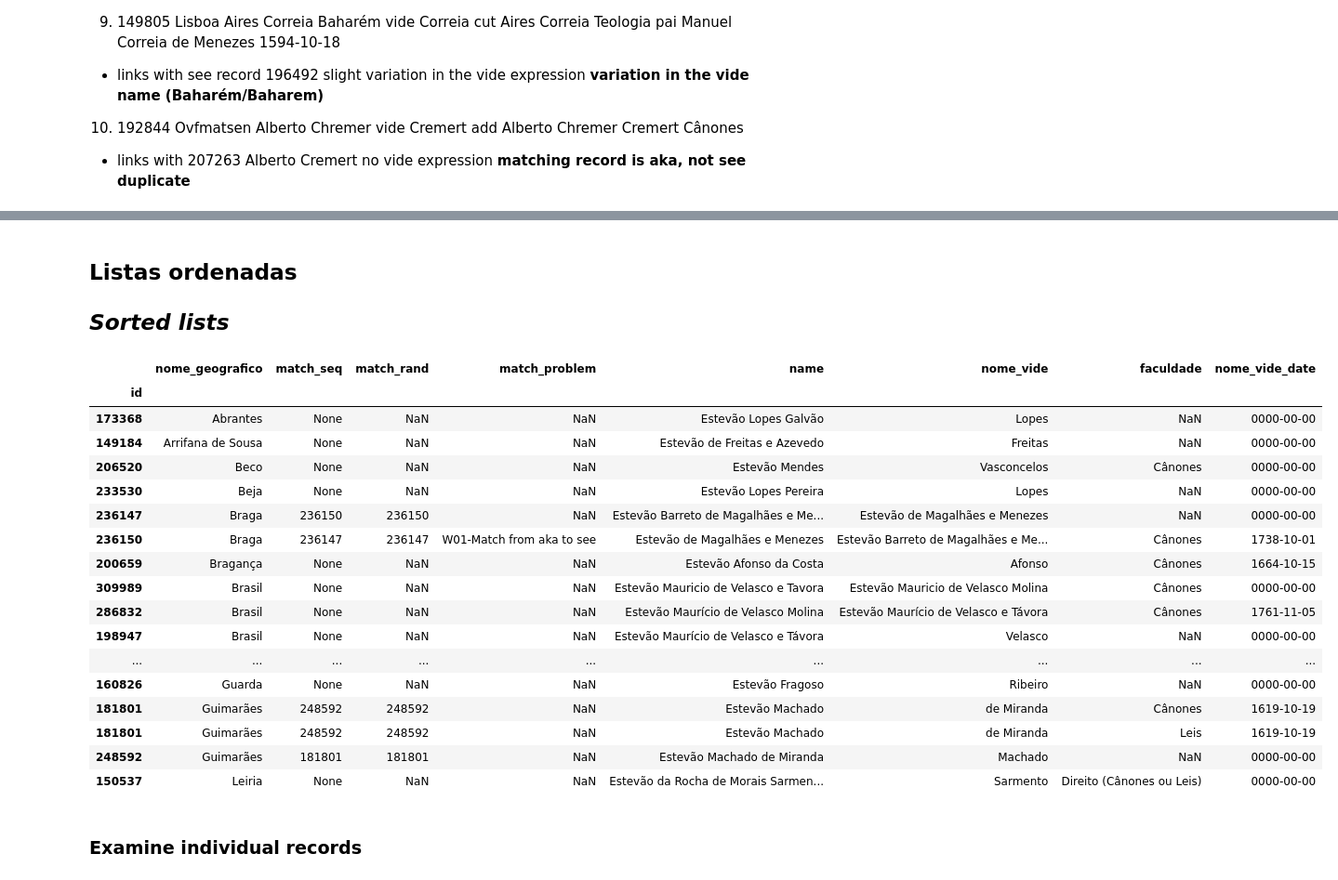
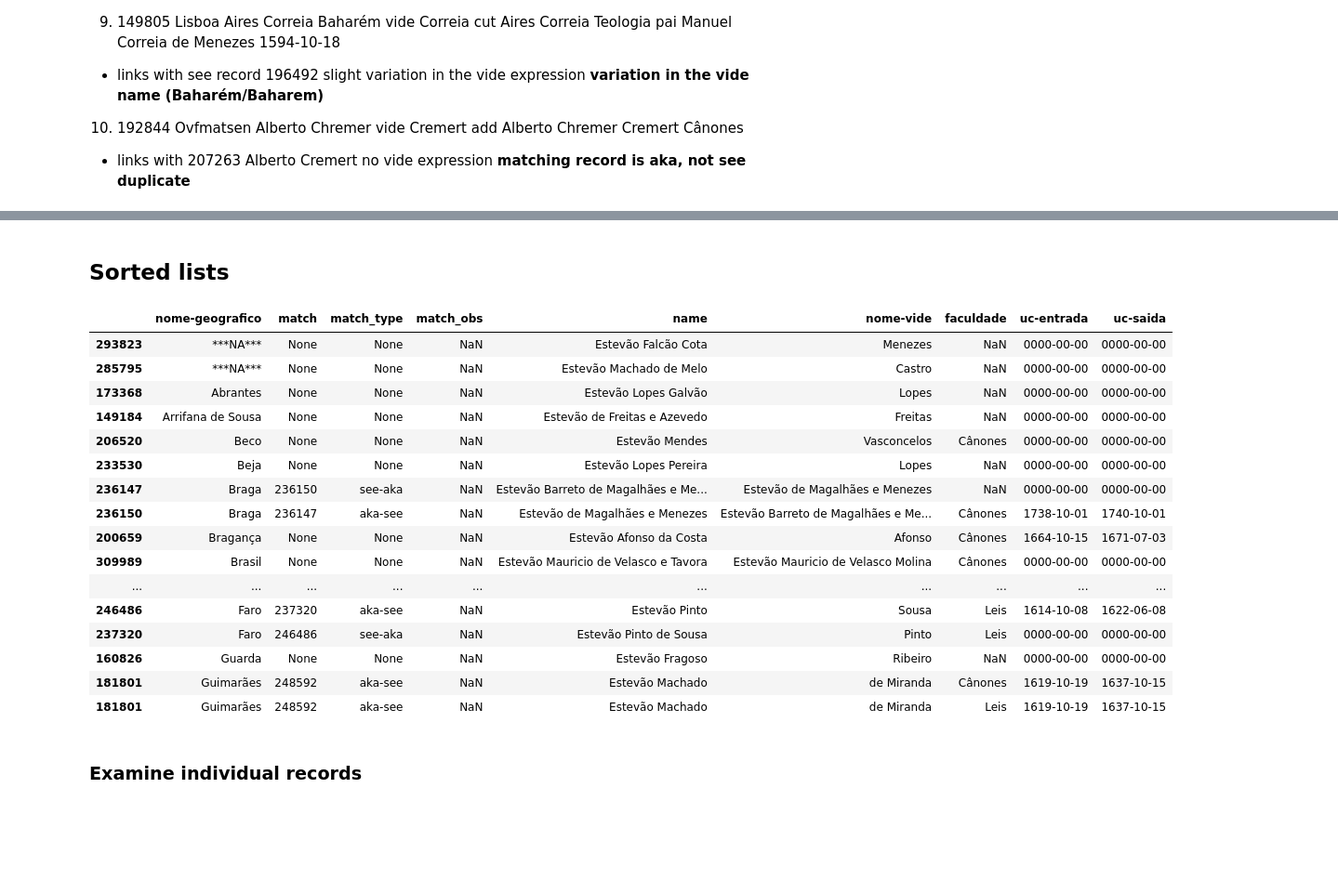
Before and after one commit to joaquimrcarvalho/fauc1537-1919, a Jupyter notebook: notebooks/015-remissivas.ipynb, the cells around one changed output, grey strips where cells are left out. Shown at 93% size. Cells and saved outputs as stored; diff of their text form; code cells hidden in the pictures; blank space fills up the shorter version.

```diff
--- a/notebooks/015-remissivas.ipynb
+++ b/notebooks/015-remissivas.ipynb
@@ -3134,27 +3023,26 @@ vide_selection.sort_values([column])
-# %% [markdown]
-## Listas ordenadas
-## _Sorted lists_
+# %% [markdown]
+
+## Sorted lists
 # %%
-vide_selection[['nome_geografico','match','match_type','match_problem','name','nome_vide','faculdade','nome_vide_date']].sort_values(['nome_geografico','name','nome_vide_date']).head(20)
+vide_selection[['nome-geografico','match','match_type','match_obs','name','nome-vide','faculdade','uc-entrada','uc-saida']].sort_values(['nome-geografico','name','uc-entrada']).head(20)
 # %% [output]
-|  | nome_geografico | match_seq | match_rand | match_problem | name | nome_vide | faculdade | nome_vide_date |
-| id |  |  |  |  |  |  |  |  |
-| 173368 | Abrantes | None | NaN | NaN | Estevão Lopes Galvão | Lopes | NaN | 0000-00-00 |
-| 149184 | Arrifana de Sousa | None | NaN | NaN | Estevão de Freitas e Azevedo | Freitas | NaN | 0000-00-00 |
-| 206520 | Beco | None | NaN | NaN | Estevão Mendes | Vasconcelos | Cânones | 0000-00-00 |
-| 233530 | Beja | None | NaN | NaN | Estevão Lopes Pereira | Lopes | NaN | 0000-00-00 |
-| 236147 | Braga | 236150 | 236150 | NaN | Estevão Barreto de Magalhães e Me... | Estevão de Magalhães e Menezes | NaN | 0000-00-00 |
-| 236150 | Braga | 236147 | 236147 | W01-Match from aka to see | Estevão de Magalhães e Menezes | Estevão Barreto de Magalhães e Me... | Cânones | 1738-10-01 |
-| 200659 | Bragança | None | NaN | NaN | Estevão Afonso da Costa | Afonso | Cânones | 1664-10-15 |
-| 309989 | Brasil | None | NaN | NaN | Estevão Mauricio de Velasco e Tavora | Estevão Mauricio de Velasco Molina | Cânones | 0000-00-00 |
-| 286832 | Brasil | None | NaN | NaN | Estevão Maurício de Velasco Molina | Estevão Maurício de Velasco e Távora | Cânones | 1761-11-05 |
-| 198947 | Brasil | None | NaN | NaN | Estevão Maurício de Velasco e Távora | Velasco | NaN | 0000-00-00 |
-| ... | ... | ... | ... | ... | ... | ... | ... | ... |
-| 160826 | Guarda | None | NaN | NaN | Estevão Fragoso | Ribeiro | NaN | 0000-00-00 |
-| 181801 | Guimarães | 248592 | 248592 | NaN | Estevão Machado | de Miranda | Cânones | 1619-10-19 |
-| 181801 | Guimarães | 248592 | 248592 | NaN | Estevão Machado | de Miranda | Leis | 1619-10-19 |
-| 248592 | Guimarães | 181801 | 181801 | NaN | Estevão Machado de Miranda | Machado | NaN | 0000-00-00 |
-| 150537 | Leiria | None | NaN | NaN | Estevão da Rocha de Morais Sarmen... | Sarmento | Direito (Cânones ou Leis) | 0000-00-00 |
+|  | nome-geografico | match | match_type | match_obs | name | nome-vide | faculdade | uc-entrada | uc-saida |
+| 293823 | ***NA*** | None | None | NaN | Estevão Falcão Cota | Menezes | NaN | 0000-00-00 | 0000-00-00 |
+| 285795 | ***NA*** | None | None | NaN | Estevão Machado de Melo | Castro | NaN | 0000-00-00 | 0000-00-00 |
+| 173368 | Abrantes | None | None | NaN | Estevão Lopes Galvão | Lopes | NaN | 0000-00-00 | 0000-00-00 |
+| 149184 | Arrifana de Sousa | None | None | NaN | Estevão de Freitas e Azevedo | Freitas | NaN | 0000-00-00 | 0000-00-00 |
+| 206520 | Beco | None | None | NaN | Estevão Mendes | Vasconcelos | Cânones | 0000-00-00 | 0000-00-00 |
+| 233530 | Beja | None | None | NaN | Estevão Lopes Pereira | Lopes | NaN | 0000-00-00 | 0000-00-00 |
+| 236147 | Braga | 236150 | see-aka | NaN | Estevão Barreto de Magalhães e Me... | Estevão de Magalhães e Menezes | NaN | 0000-00-00 | 0000-00-00 |
+| 236150 | Braga | 236147 | aka-see | NaN | Estevão de Magalhães e Menezes | Estevão Barreto de Magalhães e Me... | Cânones | 1738-10-01 | 1740-10-01 |
+| 200659 | Bragança | None | None | NaN | Estevão Afonso da Costa | Afonso | Cânones | 1664-10-15 | 1671-07-03 |
+| 309989 | Brasil | None | None | NaN | Estevão Mauricio de Velasco e Tavora | Estevão Mauricio de Velasco Molina | Cânones | 0000-00-00 | 0000-00-00 |
+| ... | ... | ... | ... | ... | ... | ... | ... | ... | ... |
+| 246486 | Faro | 237320 | aka-see | NaN | Estevão Pinto | Sousa | Leis | 1614-10-08 | 1622-06-08 |
+| 237320 | Faro | 246486 | see-aka | NaN | Estevão Pinto de Sousa | Pinto | Leis | 0000-00-00 | 0000-00-00 |
+| 160826 | Guarda | None | None | NaN | Estevão Fragoso | Ribeiro | NaN | 0000-00-00 | 0000-00-00 |
+| 181801 | Guimarães | 248592 | aka-see | NaN | Estevão Machado | de Miranda | Cânones | 1619-10-19 | 1637-10-15 |
+| 181801 | Guimarães | 248592 | aka-see | NaN | Estevão Machado | de Miranda | Leis | 1619-10-19 | 1637-10-15 |
 # %% [markdown]
 ### Examine individual records
 # %%
```
Also changed, not shown: parts of 49 cells of this notebook, 1 other file.
